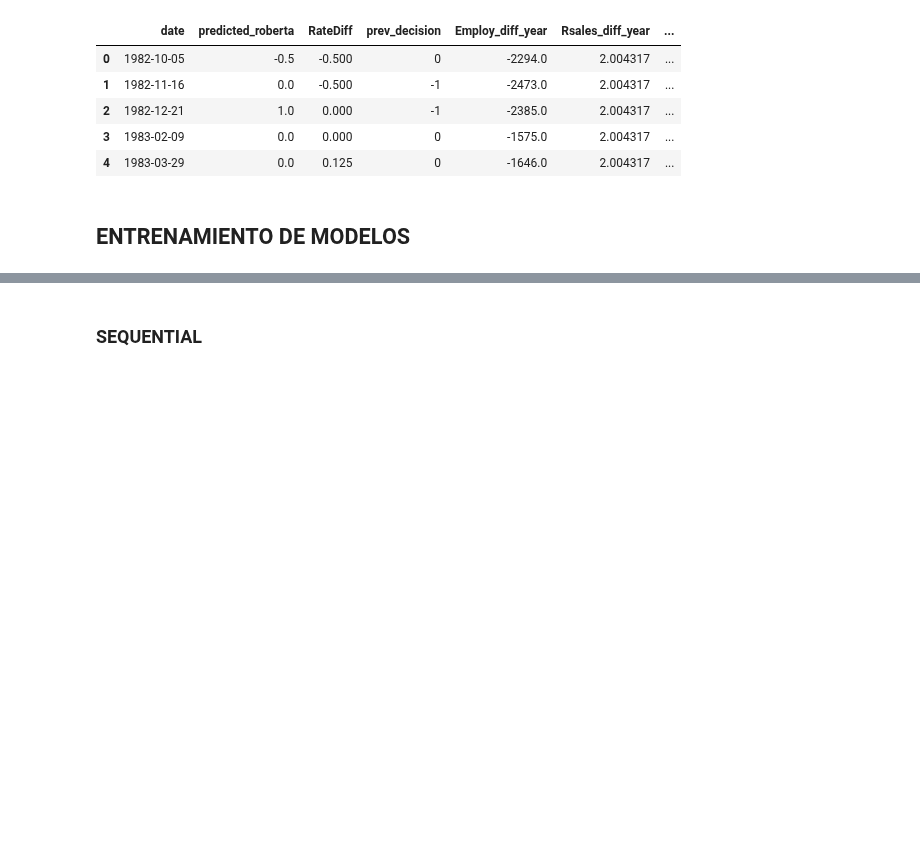
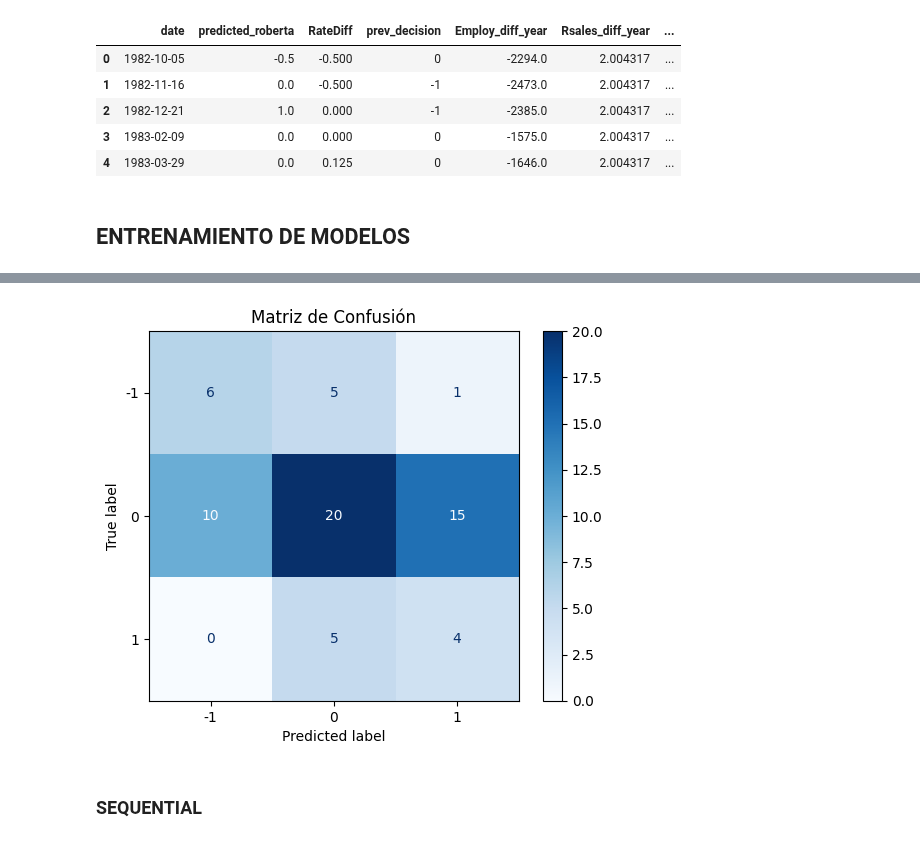
Before and after one commit to luisllll/tfm_ia3_nodata, a Jupyter notebook: Modelado_Luis_prediccion.ipynb, the cells around one changed output, grey strips where cells are left out. Drawn from its saved outputs; the diff is of its cells as text; code cells hidden in the pictures; blank space fills up the shorter version.

```diff
--- a/Modelado_Luis_prediccion.ipynb
+++ b/Modelado_Luis_prediccion.ipynb
@@ -405,0 +409,7 @@ merged_df.head()
+# %%
+df = merged_df
+# %%
+df = df.drop(columns=['date'])
+
+# Convertir prev_decision a tipo categórico
+df['prev_decision'] = df['prev_decision'].astype('category')
@@ -405,0 +532,76 @@ merged_df.head()
+# %%
+# Eliminar la columna date
+df = df.drop(columns=['date'])
+
+# Convertir prev_decision a tipo categórico
+df['prev_decision'] = df['prev_decision'].astype('category')
+
+# Separar las características y la variable objetivo
+X = df.drop(columns=['next_decision'])
+y = df['next_decision']
+
+# Dividir los datos en conjuntos de entrenamiento y prueba
+X_train, X_test, y_train, y_test = train_test_split(X, y, test_size=0.2, random_state=42)
+
+# Aplicar RandomUnderSampler para equilibrar las clases
+rus = RandomUnderSampler(random_state=42)
+X_train_resampled, y_train_resampled = rus.fit_resample(X_train, y_train)
+
+# Definir el diccionario de configuración para TPOT
+config_dict = {
+    'sklearn.ensemble.RandomForestClassifier': {
+        'n_estimators': [10, 50, 100],
+        'max_features': ['auto', 'sqrt', 'log2'],
+        'criterion': ['gini', 'entropy']
+    },
+    'sklearn.neighbors.KNeighborsClassifier': {
+        'n_neighbors': range(1, 101),
+        'weights': ['uniform', 'distance'],
+        'p': [1, 2]
+    },
+    'sklearn.linear_model.LogisticRegression': {
+        'penalty': ['l1', 'l2', 'elasticnet'],
+        'solver': ['newton-cg', 'lbfgs', 'liblinear', 'sag', 'saga']
+    },
+    'sklearn.neural_network.MLPClassifier': {
+        'hidden_layer_sizes': [(50,), (100,), (50, 50), (100, 100)],
+        'activation': ['relu', 'logistic', 'tanh'],
+        'solver': ['adam', 'sgd'],
+        'alpha': [0.0001, 0.001, 0.01],
+        'learning_rate': ['constant', 'adaptive']
+    }
+}
+
+# Ajustar los hiperparámetros del TPOTClassifier
+tpot = TPOTClassifier(
+    verbosity=2,
+    generations=10,  # Aumentar el número de generaciones
+    population_size=50,  # Aumentar el tamaño de la población
+    mutation_rate=0.1,  # Ajustar la tasa de mutación
+    crossover_rate=0.8,  # Ajustar la tasa de cruce
+    config_dict=config_dict,  # Especificar el conjunto de modelos posibles
+    cv=5,  # Número de particiones para validación cruzada
+    n_jobs=-1,  # Usar todos los núcleos disponibles
+    random_state=42
+)
+
+# Ajustar el modelo con los datos de entrenamiento
+tpot.fit(X_train_resampled, y_train_resampled)
+
+# Evaluar el modelo en el conjunto de prueba
+y_pred = tpot.predict(X_test)
+print(tpot.score(X_test, y_test))
+
+# Mostrar las métricas de clasificación
+print(classification_report(y_test, y_pred))
+
+# Generar la matriz de confusión
+cm = confusion_matrix(y_test, y_pred)
+disp = ConfusionMatrixDisplay(confusion_matrix=cm, display_labels=tpot.classes_)
+disp.plot(cmap=plt.cm.Blues)
+plt.title("Matriz de Confusión")
+plt.show()
+
+# Exportar el pipeline optimizado
+tpot.export('tpot_pipeline.py')
+# %% [output]
@@ -406,3 +625,4 @@ merged_df.head()
+[figure, added]
 # %% [markdown]
 ### SEQUENTIAL
 # %%
```
Also changed, not shown: parts of 22 cells of this notebook, 2 other files.
